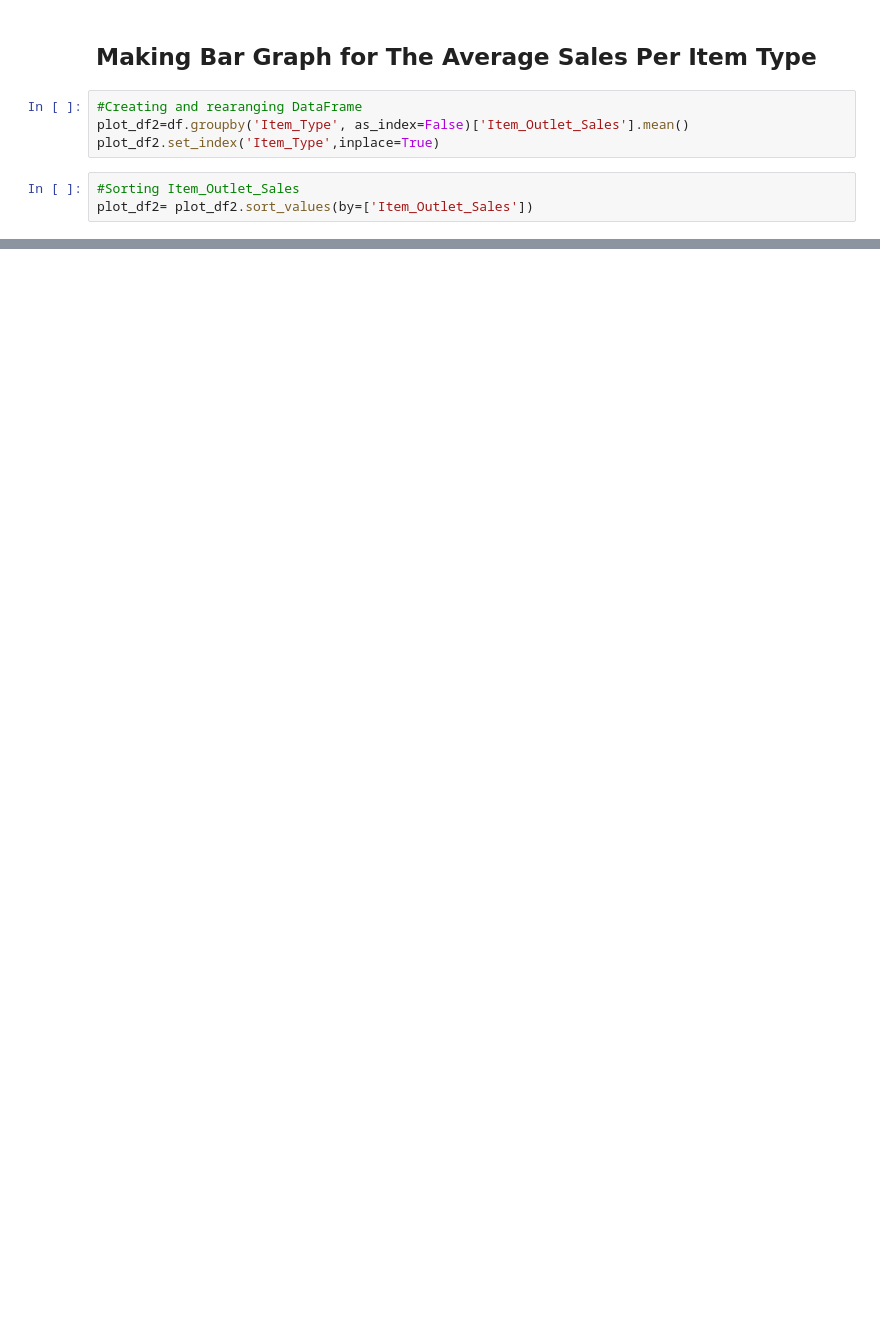
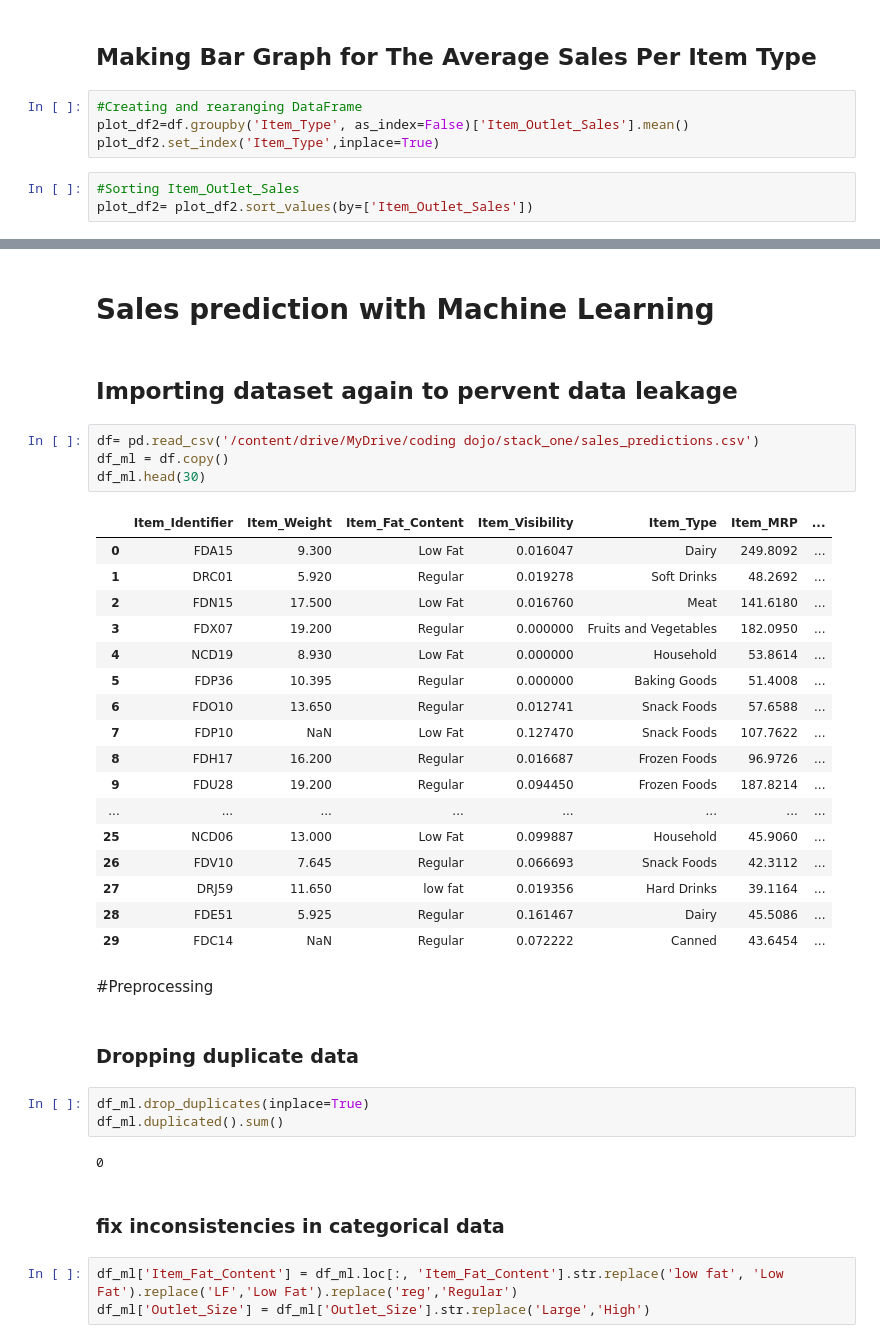
Before and after one commit to guylozius/sales-predictions, a Jupyter notebook: sales_predictions.ipynb, the cells around one changed output, grey strips where cells are left out. Saved outputs shown, nothing was run; the diff lists cells and outputs as text; blank space fills up the shorter version.

```diff
--- a/sales_predictions.ipynb
+++ b/sales_predictions.ipynb
@@ -446,0 +456,40 @@ plt.xlabel('Sales', fontsize=15);
+# %% [markdown]
+# Sales prediction with Machine Learning
+# %% [markdown]
+## Importing dataset again to pervent data leakage
+# %%
+df= pd.read_csv('/content/drive/MyDrive/coding dojo/stack_one/sales_predictions.csv')
+df_ml = df.copy()
+df_ml.head(30)
+# %% [output]
+|  | Item_Identifier | Item_Weight | Item_Fat_Content | Item_Visibility | Item_Type | Item_MRP | ... |
+| 0 | FDA15 | 9.300 | Low Fat | 0.016047 | Dairy | 249.8092 | ... |
+| 1 | DRC01 | 5.920 | Regular | 0.019278 | Soft Drinks | 48.2692 | ... |
+| 2 | FDN15 | 17.500 | Low Fat | 0.016760 | Meat | 141.6180 | ... |
+| 3 | FDX07 | 19.200 | Regular | 0.000000 | Fruits and Vegetables | 182.0950 | ... |
+| 4 | NCD19 | 8.930 | Low Fat | 0.000000 | Household | 53.8614 | ... |
+| 5 | FDP36 | 10.395 | Regular | 0.000000 | Baking Goods | 51.4008 | ... |
+| 6 | FDO10 | 13.650 | Regular | 0.012741 | Snack Foods | 57.6588 | ... |
+| 7 | FDP10 | NaN | Low Fat | 0.127470 | Snack Foods | 107.7622 | ... |
+| 8 | FDH17 | 16.200 | Regular | 0.016687 | Frozen Foods | 96.9726 | ... |
+| 9 | FDU28 | 19.200 | Regular | 0.094450 | Frozen Foods | 187.8214 | ... |
+| ... | ... | ... | ... | ... | ... | ... | ... |
+| 25 | NCD06 | 13.000 | Low Fat | 0.099887 | Household | 45.9060 | ... |
+| 26 | FDV10 | 7.645 | Regular | 0.066693 | Snack Foods | 42.3112 | ... |
+| 27 | DRJ59 | 11.650 | low fat | 0.019356 | Hard Drinks | 39.1164 | ... |
+| 28 | FDE51 | 5.925 | Regular | 0.161467 | Dairy | 45.5086 | ... |
+| 29 | FDC14 | NaN | Regular | 0.072222 | Canned | 43.6454 | ... |
+# %% [markdown]
+#Preprocessing
+# %% [markdown]
+### Dropping duplicate data
+# %%
+df_ml.drop_duplicates(inplace=True)
+df_ml.duplicated().sum()
+# %% [output]
+0
+# %% [markdown]
+### fix inconsistencies in categorical data
+# %%
+df_ml['Item_Fat_Content'] = df_ml.loc[:, 'Item_Fat_Content'].str.replace('low fat', 'Low Fat').replace('LF','Low Fat').replace('reg','Regular')
+df_ml['Outlet_Size'] = df_ml['Outlet_Size'].str.replace('Large','High')
```
Also changed, not shown: parts of 35 cells of this notebook.
